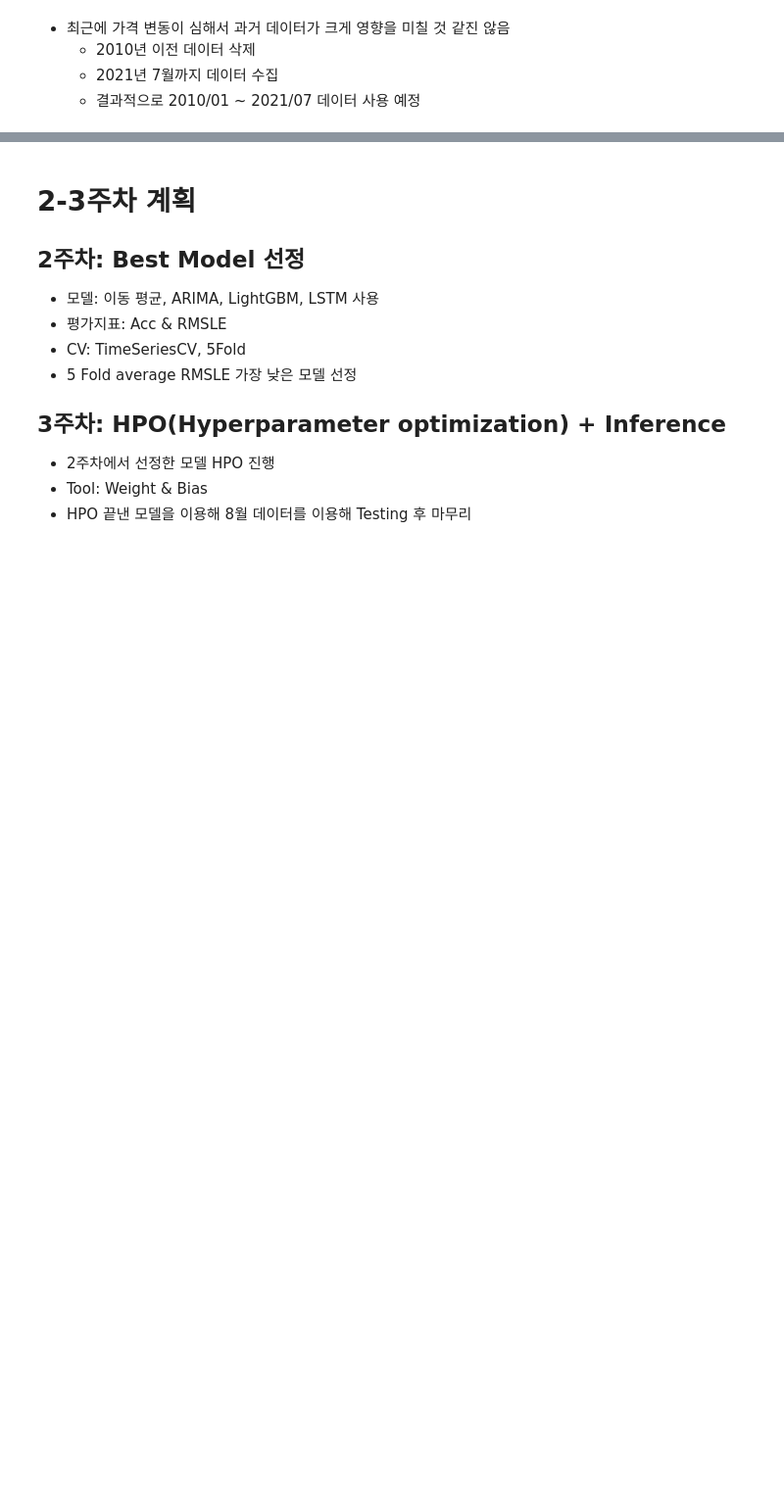
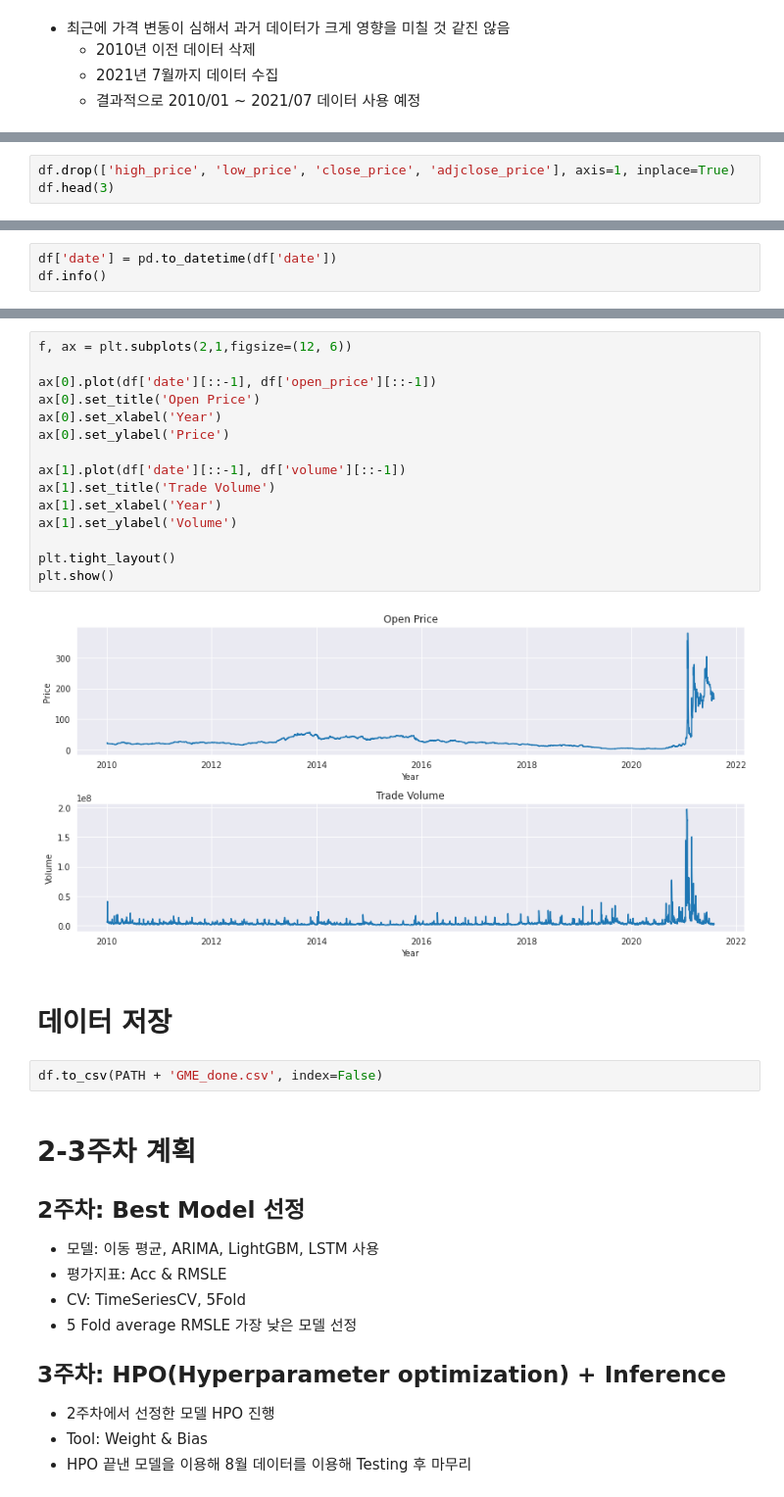
Before and after one commit to Haebuk/kuggle, a Jupyter notebook: gamestop.ipynb, the cells around one changed output, grey strips where cells are left out. Shown at 98% size. Cells and saved outputs as stored; diff of their text form; blank space fills up the shorter version.

```diff
--- a/gamestop.ipynb
+++ b/gamestop.ipynb
@@ -193,0 +207,3 @@ memory usage: 159.5+ KB
+# %%
+df.drop(['high_price', 'low_price', 'close_price', 'adjclose_price'], axis=1, inplace=True)
+df.head(3)
@@ -193,0 +215,3 @@ memory usage: 159.5+ KB
+# %%
+df['date'] = pd.to_datetime(df['date'])
+df.info()
@@ -194,3 +229,24 @@ memory usage: 159.5+ KB
+# %%
+f, ax = plt.subplots(2,1,figsize=(12, 6))
+
+ax[0].plot(df['date'][::-1], df['open_price'][::-1])
+ax[0].set_title('Open Price')
+ax[0].set_xlabel('Year')
+ax[0].set_ylabel('Price')
+
+ax[1].plot(df['date'][::-1], df['volume'][::-1])
+ax[1].set_title('Trade Volume')
+ax[1].set_xlabel('Year')
+ax[1].set_ylabel('Volume')
+
+plt.tight_layout()
+plt.show()
+# %% [output]
+[figure, added]
+# %% [markdown]
+# 데이터 저장
+# %%
+df.to_csv(PATH + 'GME_done.csv', index=False)
 # %% [markdown]
 # 2-3주차 계획
 ## 2주차: Best Model 선정
```
Also changed, not shown: parts of 10 cells of this notebook.
